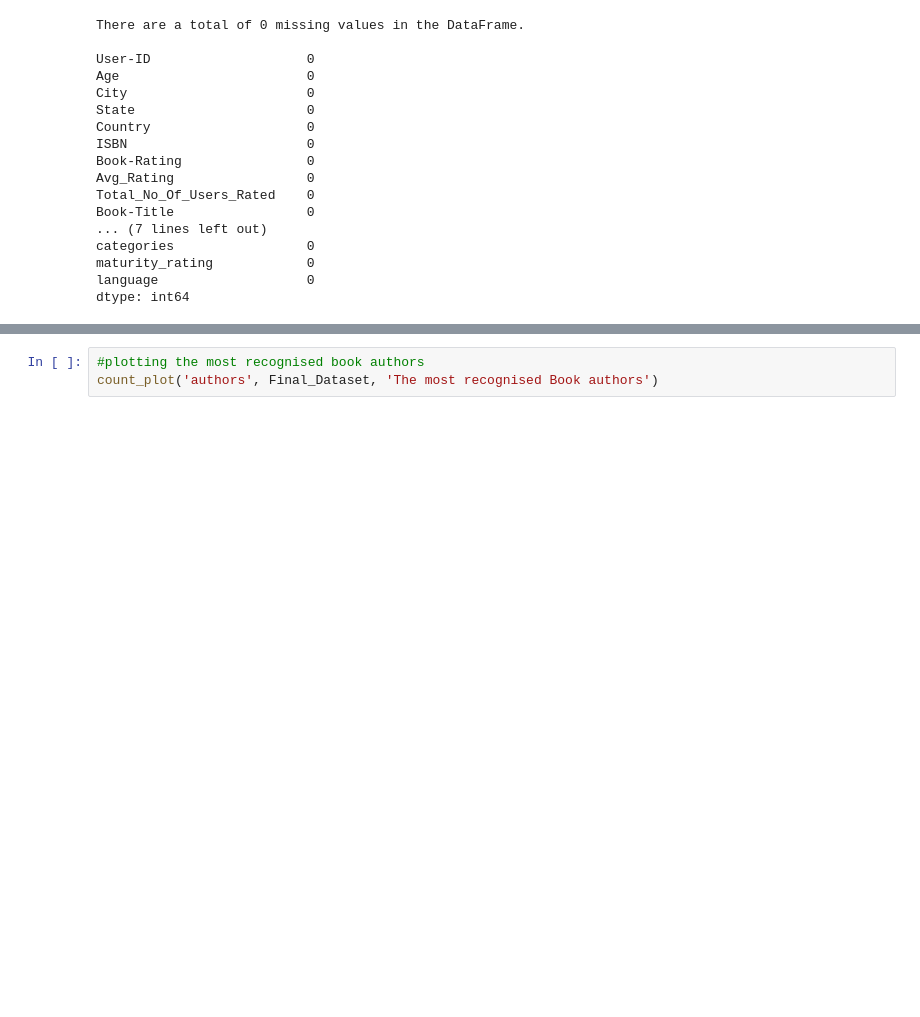
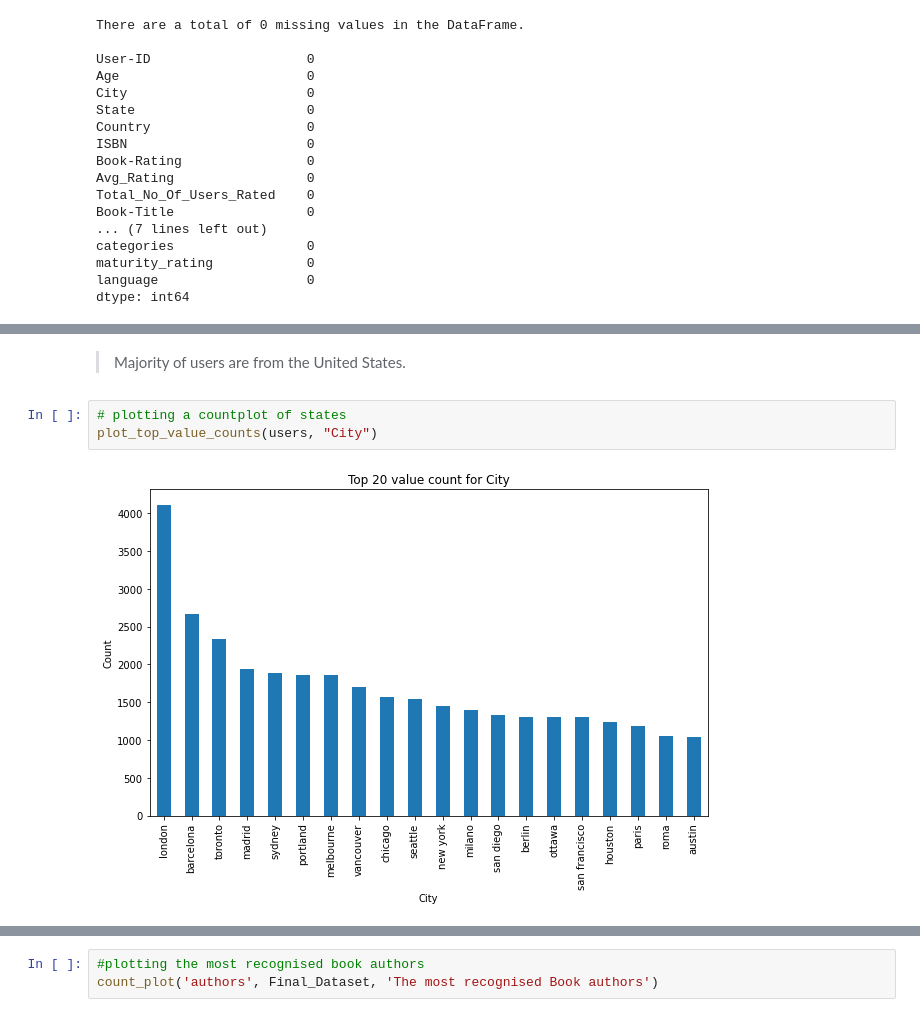
Before and after one commit to Azegele/Phase-5-Project, a Jupyter notebook: index.ipynb, the cells around one changed output, grey strips where cells are left out. Cells and saved outputs as stored; diff of their text form; blank space fills up the shorter version.

```diff
--- a/index.ipynb
+++ b/index.ipynb
@@ -1604,0 +1570,7 @@ count_plot('Country', Final_Dataset, 'Count of library users per country')
+# %% [markdown]
+> Majority of users are from the United States.
+# %%
+# plotting a countplot of states
+plot_top_value_counts(users, "City")
+# %% [output]
+[figure, added]
```
Also changed, not shown: parts of 51 cells of this notebook.
